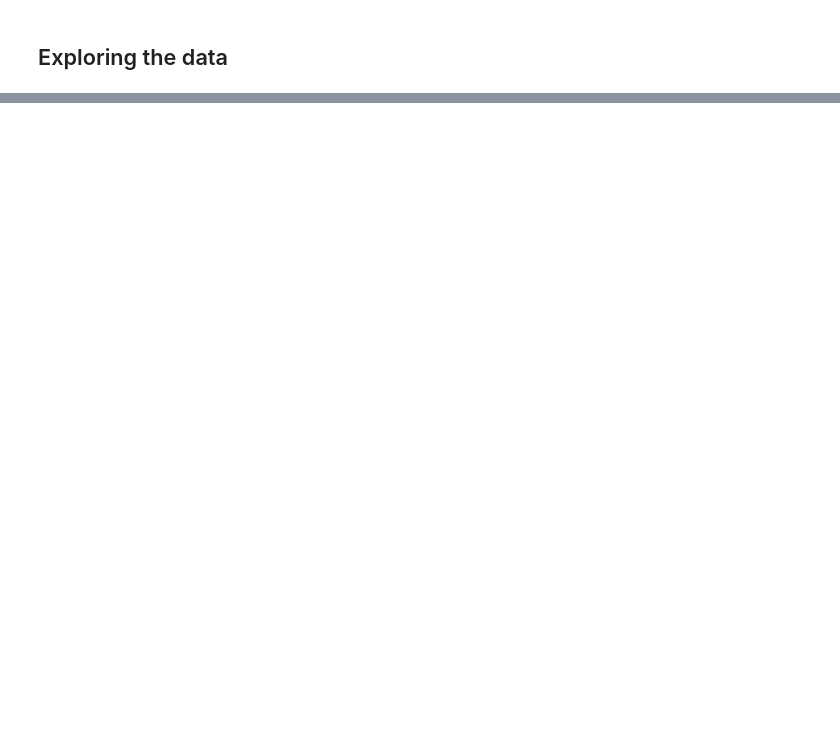
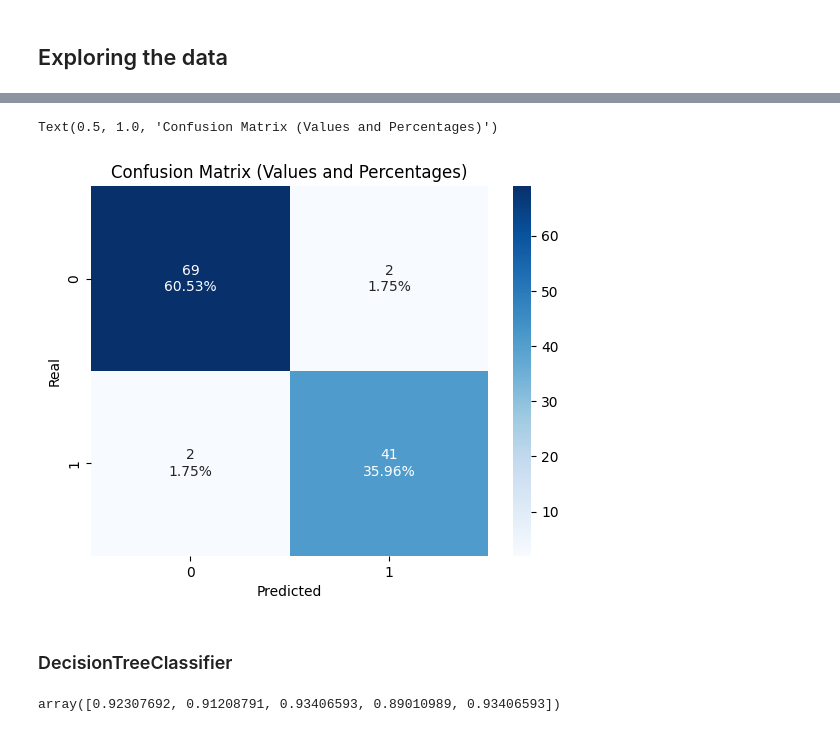
Before and after one commit to ThiagoLahass/Breast-Cancer-Diagnostic-Prediction-with-Machine-Learning, a Jupyter notebook: Breast-Cancer-Diagnostic.ipynb, the cells around one changed output, grey strips where cells are left out. Drawn from its saved outputs; the diff is of its cells as text; code cells hidden in the pictures; blank space fills up the shorter version.

```diff
--- a/Breast-Cancer-Diagnostic.ipynb
+++ b/Breast-Cancer-Diagnostic.ipynb
@@ -106,0 +247,25 @@ df.head()
+# %%
+confusion_matrix = pd.crosstab(y_test, y_pred_KNN, rownames = ['Real'], colnames = ['Predicted'])
+
+# Calcular as porcentagens
+total_sum = confusion_matrix.to_numpy().sum()
+percentages = (confusion_matrix / total_sum * 100).round(2).astype(str) + '%'
+
+# Combinar valores e porcentagens em uma única string
+combined = confusion_matrix.astype(str) + '\n' + percentages
+
+# Plotar a matriz de confusão com valores e porcentagens
+sns.heatmap(confusion_matrix, annot=combined, cmap='Blues', fmt='')
+plt.title('Confusion Matrix (Values and Percentages)')
+# %% [output]
+Text(0.5, 1.0, 'Confusion Matrix (Values and Percentages)')
+[figure, added]
+# %% [markdown]
+### DecisionTreeClassifier
+# %%
+DTC_model = DecisionTreeClassifier()
+
+DTC_score = cross_val_score(DTC_model, x_train, y_train, cv = 5, scoring = 'accuracy')
+DTC_score
+# %% [output]
+array([0.92307692, 0.91208791, 0.93406593, 0.89010989, 0.93406593])
```
Also changed, not shown: parts of 30 cells of this notebook.
